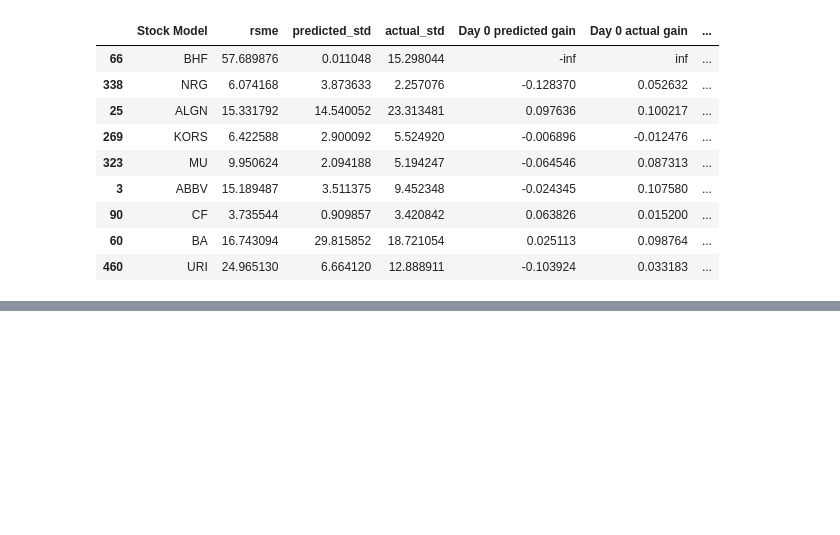
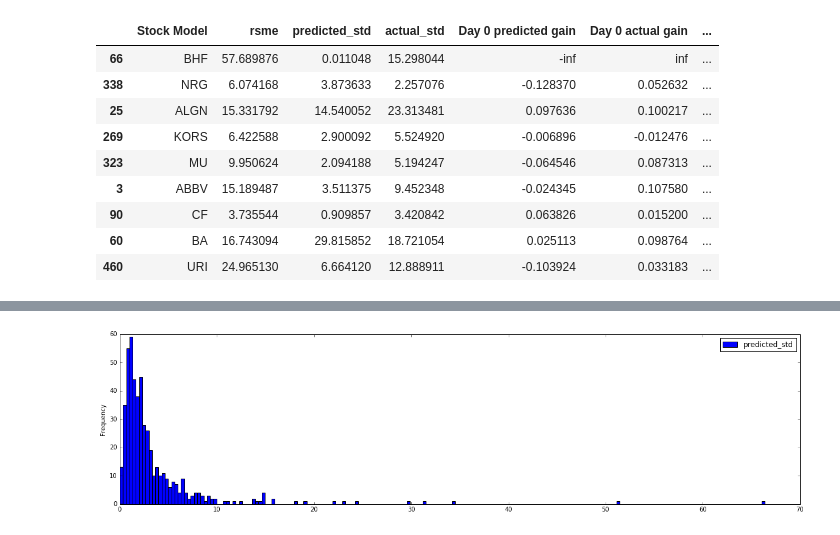
Before and after one commit to eshyun/MIDS_capstone, a Jupyter notebook: code/sp500_viz.ipynb, the cells around one changed output, grey strips where cells are left out. Drawn from its saved outputs; the diff is of its cells as text; code cells hidden in the pictures; blank space fills up the shorter version.

Commit message:
Map stocks by predicted SD to 3 equally-sized buckets

```diff
--- a/code/sp500_viz.ipynb
+++ b/code/sp500_viz.ipynb
@@ -148,0 +149,7 @@ plot_data(day0_actual_stocks.head(10), predicted_dfs)
+# %%
+fig = plt.figure(figsize = (20,5))
+ax = fig.gca()
+summary_df[['predicted_std']].plot.hist(bins=200, ax=ax)
+plt.show()
+# %% [output]
+[figure, added]
```
Also changed, not shown: parts of 9 cells of this notebook, 1 other file.
